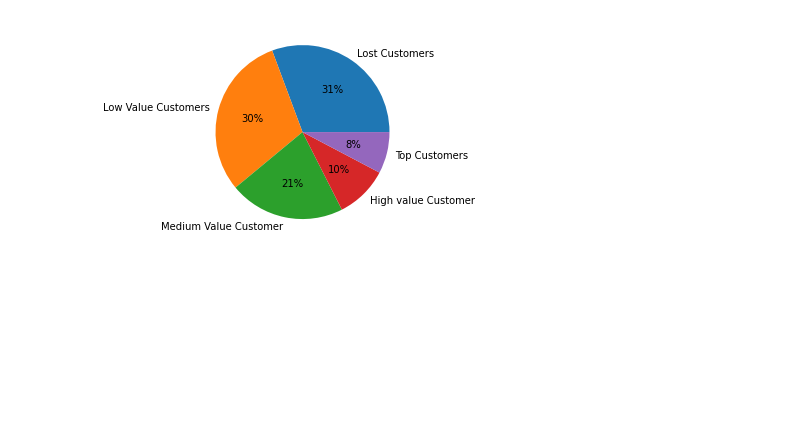
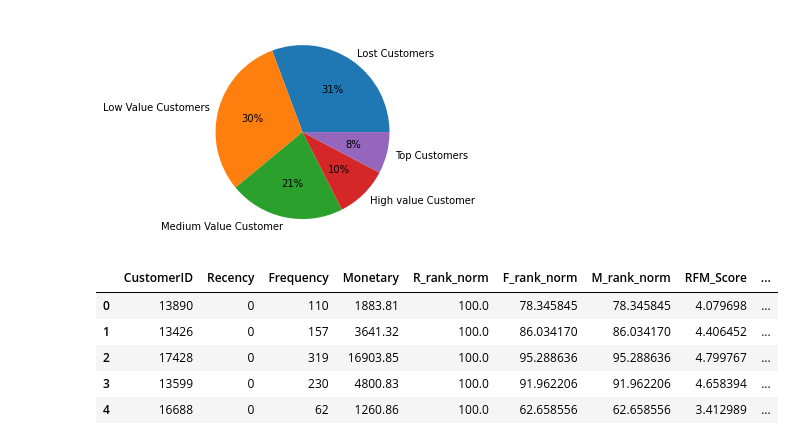
Before and after one commit to castorgit/Analytics_for_Retail, a Jupyter notebook: Lecture_7/01_RFM_analysis.ipynb, the cells around one changed output. Saved outputs shown, nothing was run; the diff lists cells and outputs as text; code cells hidden in the pictures; blank space fills up the shorter version.

```diff
--- a/Lecture_7/01_RFM_analysis.ipynb
+++ b/Lecture_7/01_RFM_analysis.ipynb
@@ -69,0 +74,5 @@ the dataset has orders range:  2010-12-01 to 2011-12-09
+# %%
+print(df.shape)
+date_obj = datetime.strptime('12/09/2010 00:00', "%m/%d/%Y %H:%M")
+df = df[df['InvoiceDate'] >= date_obj]
+print(df.shape)
@@ -268,0 +293,20 @@ plt.show()
+# %%
+seg_map = {r'[1-2][1-2]': 'hibernating',
+           r'[1-2][3-4]': 'at_Risk',
+           r'[1-2]5': 'cant_loose',
+           r'3[1-2]': 'about_to_sleep',
+           r'33': 'need_attention',
+           r'[3-4][4-5]': 'loyal_customers',
+           r'41': 'promising',
+           r'51': 'new_customers',
+           r'[4-5][2-3]': 'potential_loyalists',
+           r'5[4-5]': 'champions'}
+rfm['segment'] = rfm['RFM_SCORE'].replace(seg_map, regex=True)
+rfm.head()
+# %% [output]
+|  | CustomerID | Recency | Frequency | Monetary | R_rank_norm | F_rank_norm | M_rank_norm | RFM_Score | ... |
+| 0 | 13890 | 0 | 110 | 1883.81 | 100.0 | 78.345845 | 78.345845 | 4.079698 | ... |
+| 1 | 13426 | 0 | 157 | 3641.32 | 100.0 | 86.034170 | 86.034170 | 4.406452 | ... |
+| 2 | 17428 | 0 | 319 | 16903.85 | 100.0 | 95.288636 | 95.288636 | 4.799767 | ... |
+| 3 | 13599 | 0 | 230 | 4800.83 | 100.0 | 91.962206 | 91.962206 | 4.658394 | ... |
+| 4 | 16688 | 0 | 62 | 1260.86 | 100.0 | 62.658556 | 62.658556 | 3.412989 | ... |
```
Also changed, not shown: parts of 11 cells of this notebook, 2 other files.
